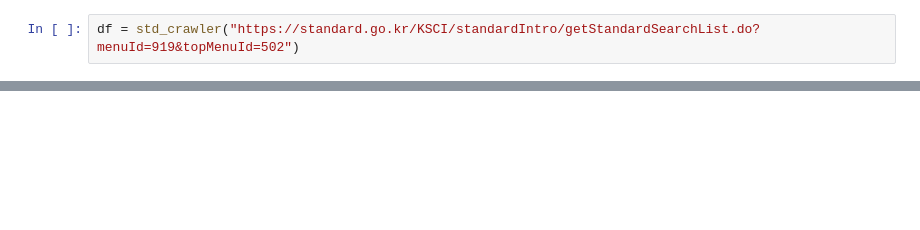
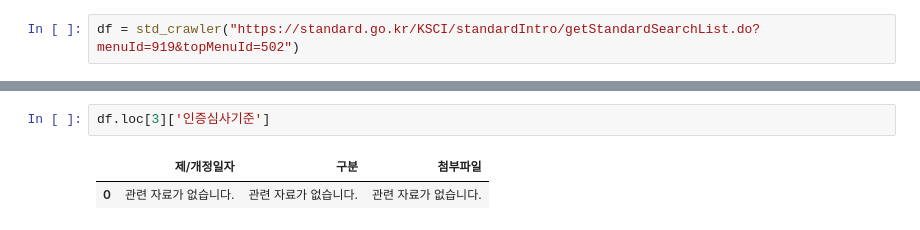
Before and after one commit to GihoKim-DataScientist/korea_standard_site_crawler, a Jupyter notebook: crawler.ipynb, the cells around one changed output, grey strips where cells are left out. Drawn from its saved outputs; the diff is of its cells as text; blank space fills up the shorter version.

```diff
--- a/crawler.ipynb
+++ b/crawler.ipynb
@@ -98,0 +147,5 @@ Name: 0, dtype: object
+# %%
+df.loc[3]['인증심사기준']
+# %% [output]
+|  | 제/개정일자 | 구분 | 첨부파일 |
+| 0 | 관련 자료가 없습니다. | 관련 자료가 없습니다. | 관련 자료가 없습니다. |
```
Also changed, not shown: parts of 5 cells of this notebook.
